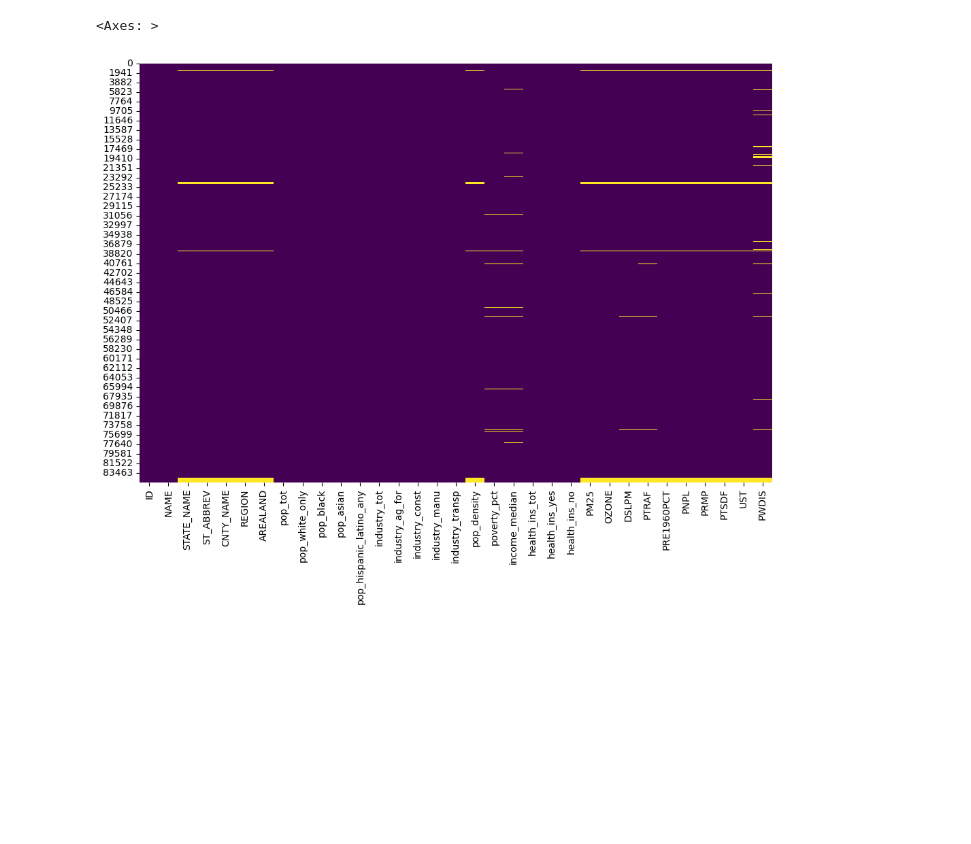
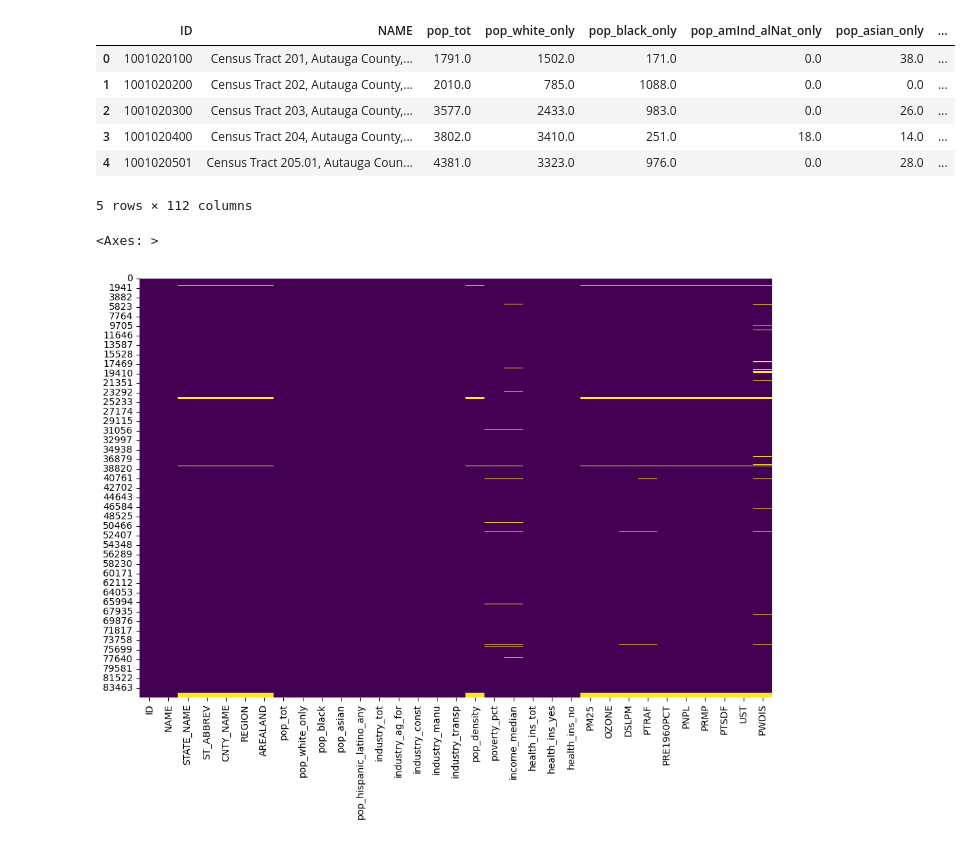
Before and after one commit to braeden-reinoso/Air-Toxin-Risk-in-Marginalized-Communities, a Jupyter notebook: data cleaning/Data-cleaning_calc-pct-theil_rm-null.ipynb, the cells around one changed output. Saved outputs shown, nothing was run; the diff lists cells and outputs as text; code cells hidden in the pictures; blank space fills up the shorter version.

```diff
--- a/data cleaning/Data-cleaning_calc-pct-theil_rm-null.ipynb
+++ b/data cleaning/Data-cleaning_calc-pct-theil_rm-null.ipynb
@@ -67,3 +85,15 @@ poverty_pct : 1071
+# %%
+# calculating population density in population per km2
+df_merged['pop_density'] = df_merged['pop_tot']/(df_merged['AREALAND']*1e-6)
+df_merged.head()
+# %% [output]
+|  | ID | NAME | pop_tot | pop_white_only | pop_black_only | pop_amInd_alNat_only | pop_asian_only | ... |
+| 0 | 1001020100 | Census Tract 201, Autauga County,... | 1791.0 | 1502.0 | 171.0 | 0.0 | 38.0 | ... |
+| 1 | 1001020200 | Census Tract 202, Autauga County,... | 2010.0 | 785.0 | 1088.0 | 0.0 | 0.0 | ... |
+| 2 | 1001020300 | Census Tract 203, Autauga County,... | 3577.0 | 2433.0 | 983.0 | 0.0 | 26.0 | ... |
+| 3 | 1001020400 | Census Tract 204, Autauga County,... | 3802.0 | 3410.0 | 251.0 | 18.0 | 14.0 | ... |
+| 4 | 1001020501 | Census Tract 205.01, Autauga Coun... | 4381.0 | 3323.0 | 976.0 | 0.0 | 28.0 | ... |
+5 rows × 112 columns
 # %%
 # Choose columns to keep
 # %%
```
Also changed, not shown: parts of 22 cells of this notebook, 3 other files.
